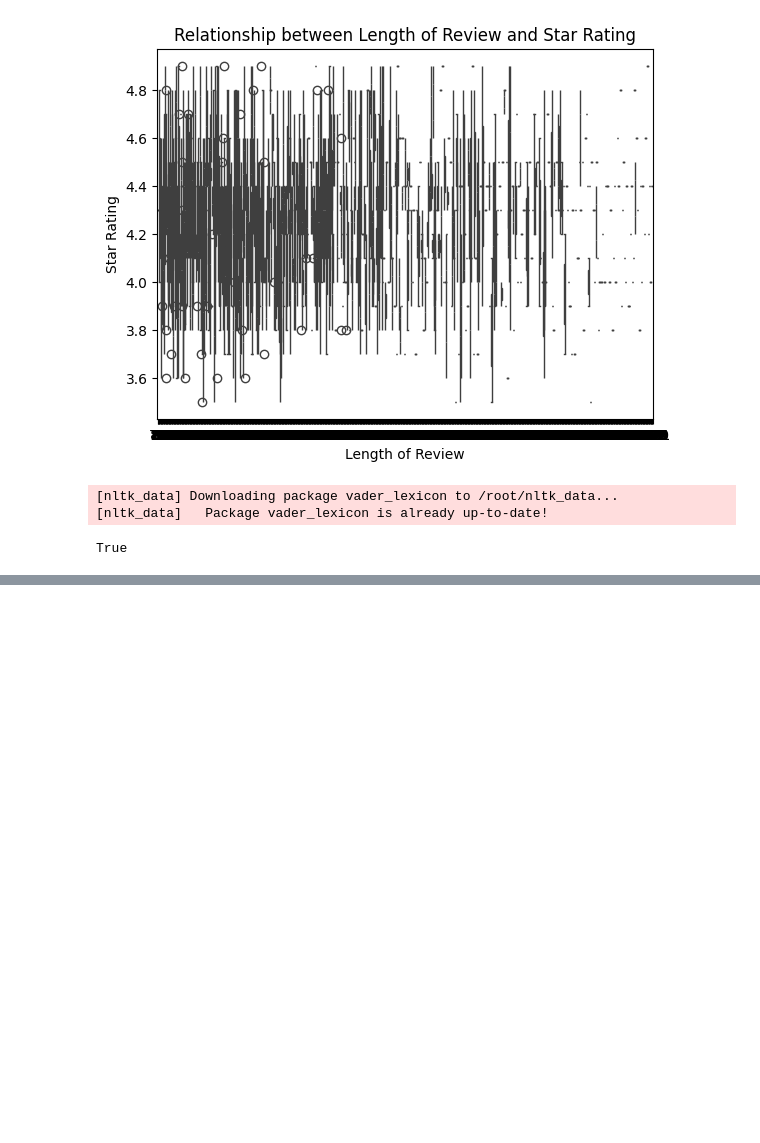
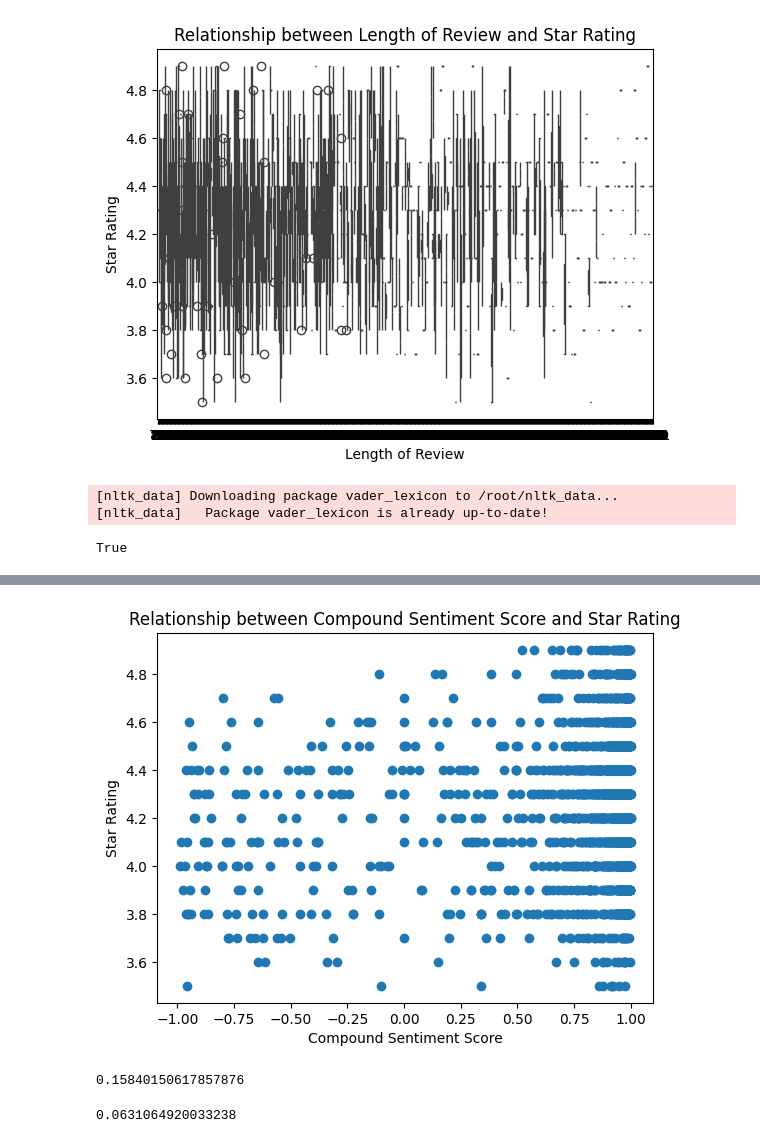
Before and after one commit to ToriStoner/DS4002, a Jupyter notebook: DS4002_Project1.ipynb, the cells around one changed output, grey strips where cells are left out. Saved outputs shown, nothing was run; the diff lists cells and outputs as text; code cells hidden in the pictures; blank space fills up the shorter version.

Commit message:
Used vader to quantify comments, added positive, negative, neutral, compound score as new columns in the dataset

```diff
--- a/DS4002_Project1.ipynb
+++ b/DS4002_Project1.ipynb
@@ -296,0 +278,7 @@ for comment in df['Comment']:
+# %%
+for index, row in df.iterrows():
+    scores = analyzer.polarity_scores(row['Comment'])
+    df.loc[index, 'positive score'] = scores['pos']
+    df.loc[index, 'negative score'] = scores['neg']
+    df.loc[index, 'neutral score'] = scores['neu']
+    df.loc[index, 'compound score'] = scores['compound']
@@ -296,0 +294,17 @@ for comment in df['Comment']:
+# %%
+plt.scatter(df['compound'], df['StarRating'])
+plt.xlabel('Compound Sentiment Score')
+plt.ylabel('Star Rating')
+plt.title('Relationship between Compound Sentiment Score and Star Rating')
+plt.show()
+# %% [output]
+[figure, added]
+# %%
+#correlation between the sentiment compound score and the star rating
+df['compound'].corr(df['StarRating'])
+# %% [output]
+0.15840150617857876
+# %%
+df['positive'].corr(df['StarRating'])
+# %% [output]
+0.0631064920033238
```
Also changed, not shown: parts of 2 cells of this notebook.
